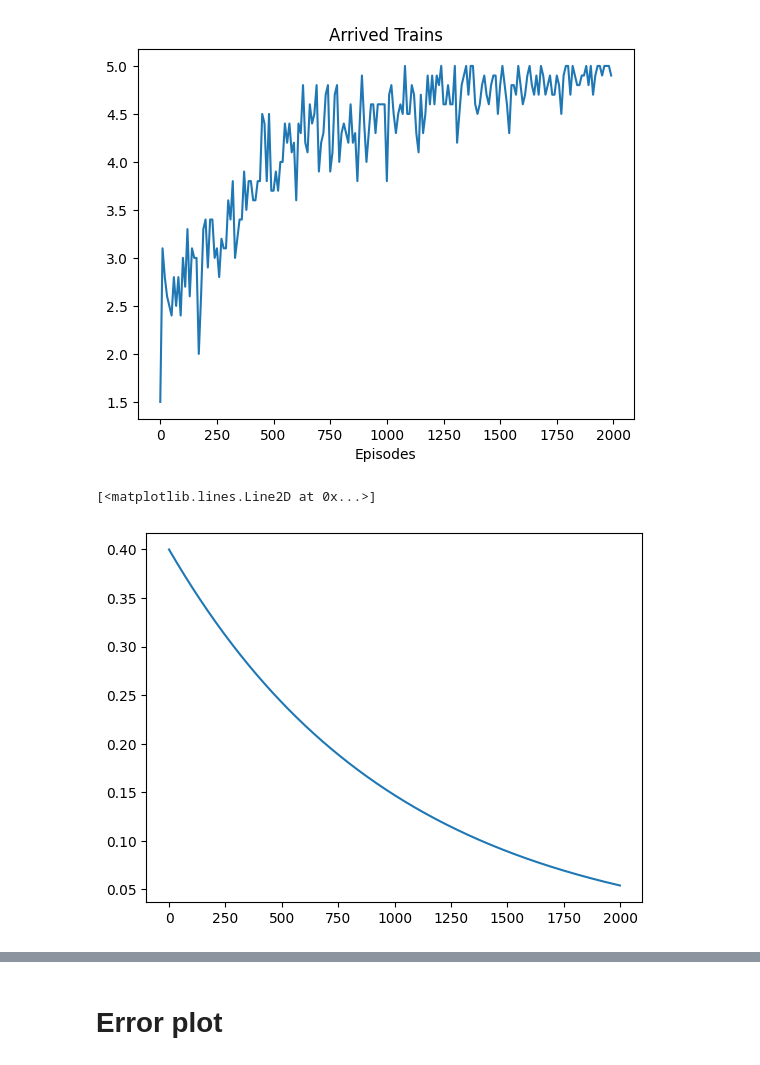
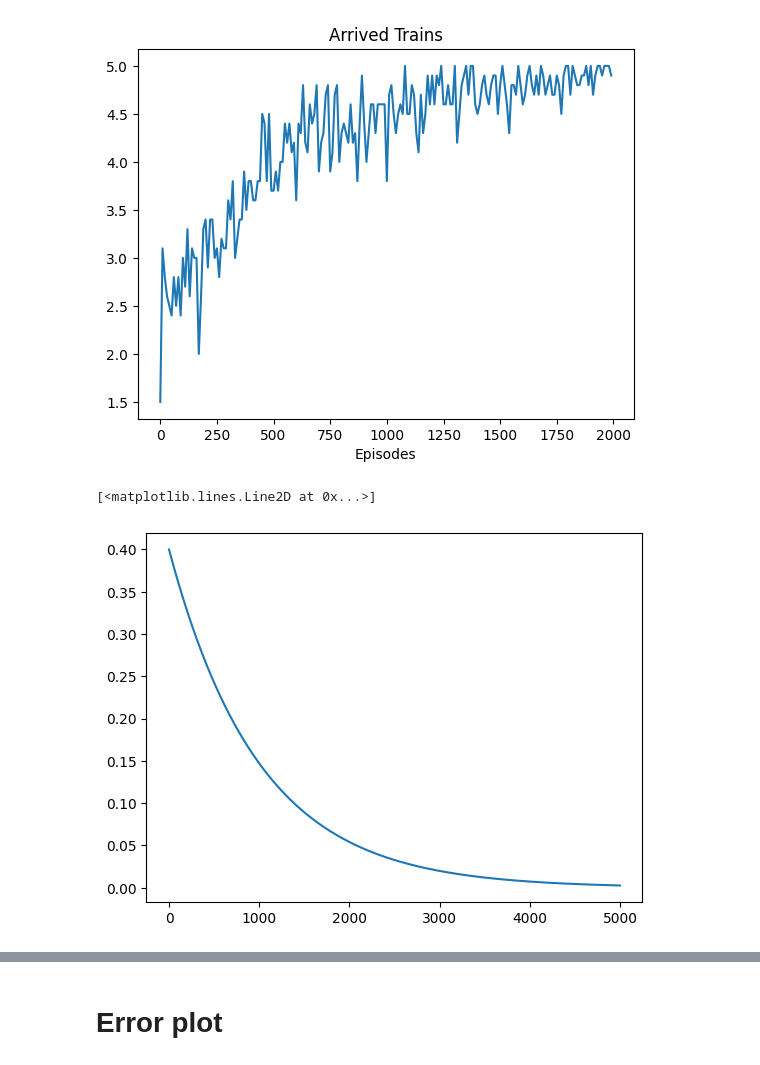
Before and after one commit to gvlos/SwitchFL, a Jupyter notebook: plot.ipynb, the cells around one changed output, grey strips where cells are left out. Drawn from its saved outputs; the diff is of its cells as text; code cells hidden in the pictures.

```diff
--- a/plot.ipynb
+++ b/plot.ipynb
@@ -51,11 +51,11 @@ plt.xlabel('Episodes')
 Text(0.5, 0, 'Episodes')
 [figure]
 # %%
-decay = 0.4 * (0.999 ** np.arange(2_000))
+decay = 0.4 * (0.999 ** np.arange(5_000))
 plt.plot(decay)
 # %% [output]
 [<matplotlib.lines.Line2D at 0x...>]
-[figure, old version]
+[figure, new version]
 # %%
 import pickle
 filename = os.path.join(out_dir, "checkpoint_4000.pkl")
```
Also changed, not shown: parts of 5 cells of this notebook, 2 other files.
